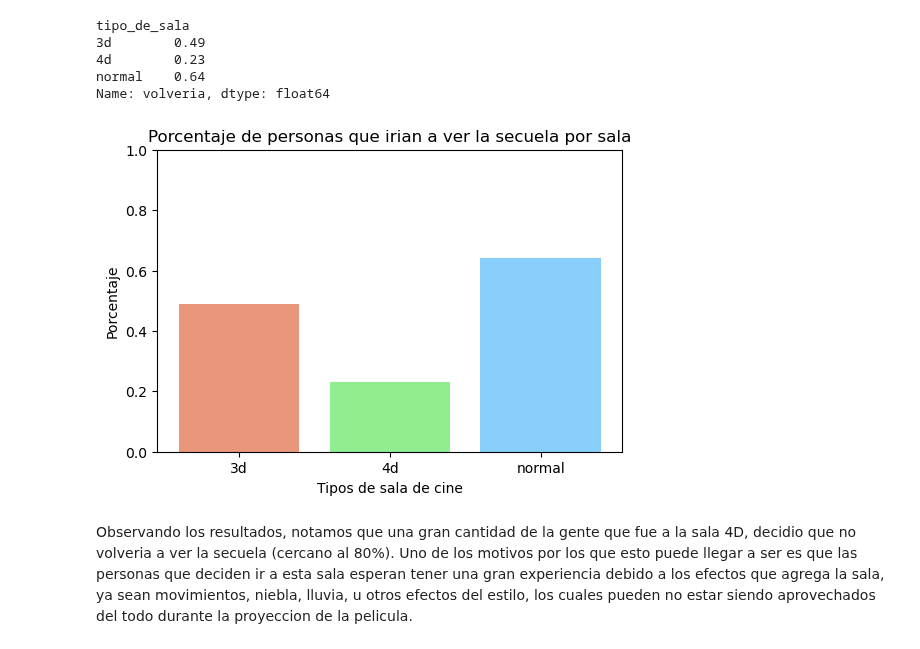
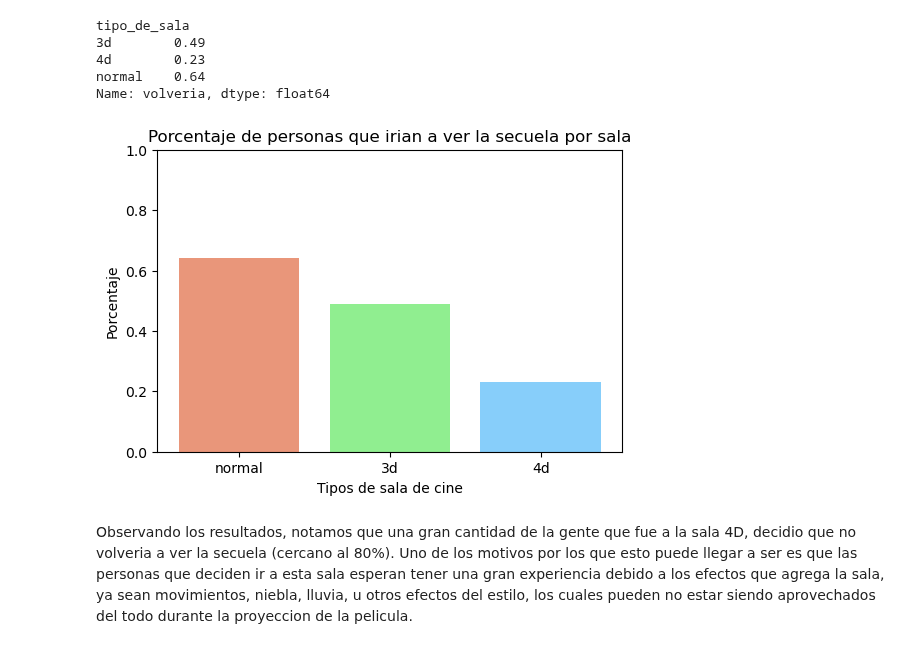
Before and after one commit to brunograssano/TP-Organizacion-de-datos, a Jupyter notebook: TP_Datos.ipynb, the cells around one changed output. Saved outputs shown, nothing was run; the diff lists cells and outputs as text; code cells hidden in the pictures.

```diff
--- a/TP_Datos.ipynb
+++ b/TP_Datos.ipynb
@@ -226,15 +223,16 @@ tipo_de_sala
 normal    0.64
 Name: volveria, dtype: float64
 # %%
+porcentaje_volveria_salas.sort_values(ascending=False,inplace=True)
 plt.figure(dpi=100)
 plt.bar(porcentaje_volveria_salas.index, porcentaje_volveria_salas.values, color = ['darksalmon','lightgreen','lightskyblue'])
 plt.ylabel("Porcentaje")
 plt.xlabel("Tipos de sala de cine")
 plt.ylim(0, 1)
 plt.title('Porcentaje de personas que irian a ver la secuela por sala')
 plt.show()
 # %% [output]
-[figure, old version]
+[figure, new version]
 # %% [markdown]
 Observando los resultados, notamos que una gran cantidad de la gente que fue a la sala 4D, decidio que no volveria a ver la secuela (cercano al 80%). Uno de los motivos por los que esto puede llegar a ser es que las personas que deciden ir a esta sala esperan tener una gran experiencia debido a los efectos que agrega la sala, ya sean movimientos, niebla, lluvia, u otros efectos del estilo, los cuales pueden no estar siendo aprovechados del todo durante la proyeccion de la pelicula.
 # %% [markdown]
```
Also changed, not shown: parts of 42 cells of this notebook.
